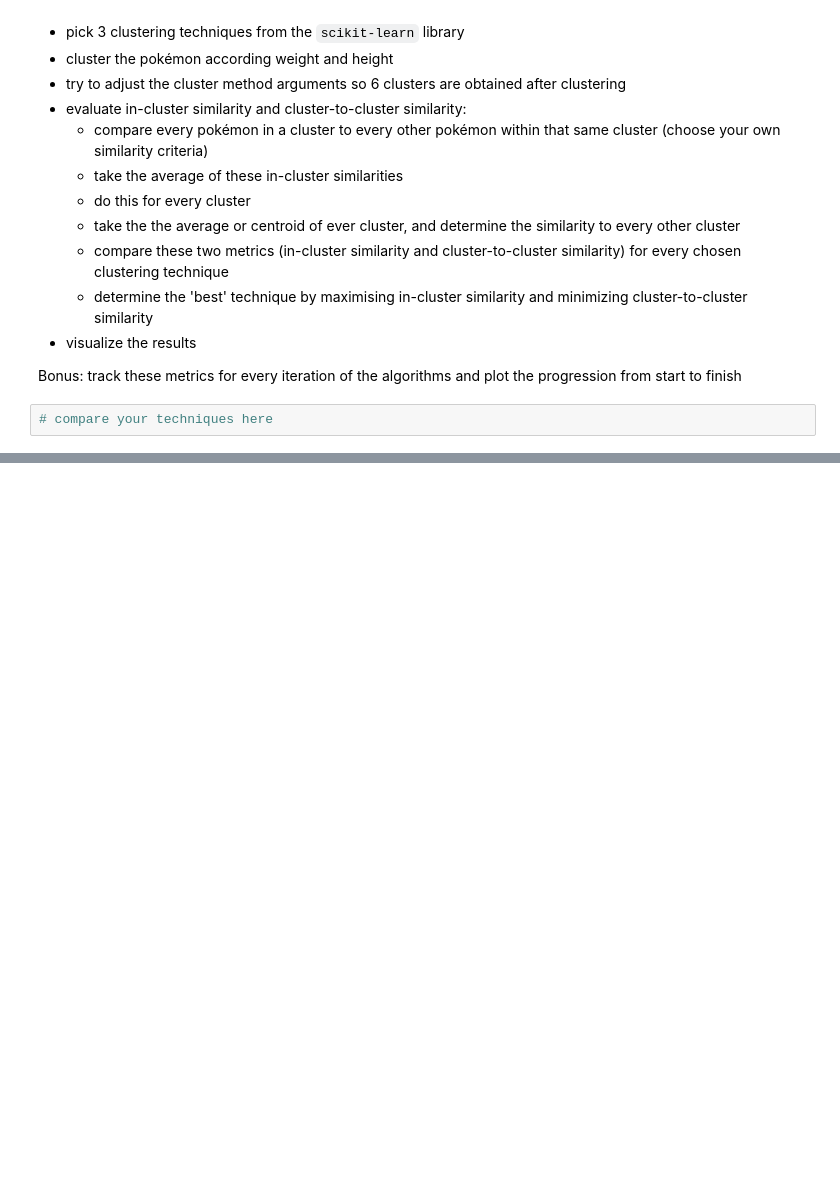
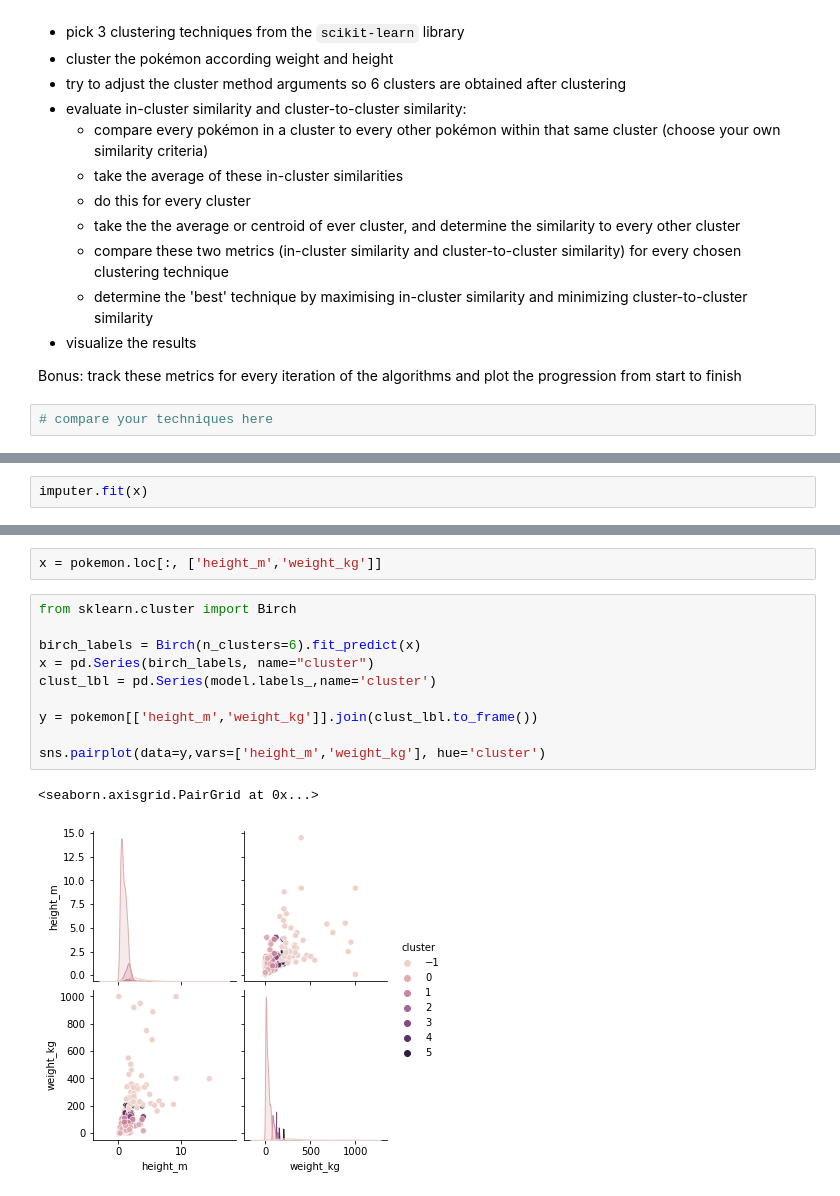
Before and after one commit to maryelo/Clustering-drills, a Jupyter notebook: 2.clustering_drills.ipynb, the cells around one changed output, grey strips where cells are left out. Cells and saved outputs as stored; diff of their text form; blank space fills up the shorter version.

```diff
--- a/2.clustering_drills.ipynb
+++ b/2.clustering_drills.ipynb
@@ -664,0 +709,2 @@ print(y_hc)
+# %%
+imputer.fit(x)
@@ -664,0 +743,15 @@ print(y_hc)
+# %%
+x = pokemon.loc[:, ['height_m','weight_kg']]
+# %%
+from sklearn.cluster import Birch
+
+birch_labels = Birch(n_clusters=6).fit_predict(x)
+x = pd.Series(birch_labels, name="cluster")
+clust_lbl = pd.Series(model.labels_,name='cluster')
+
+y = pokemon[['height_m','weight_kg']].join(clust_lbl.to_frame())
+
+sns.pairplot(data=y,vars=['height_m','weight_kg'], hue='cluster')
+# %% [output]
+<seaborn.axisgrid.PairGrid at 0x...>
+[figure, added]
```
Also changed, not shown: parts of 15 cells of this notebook.
